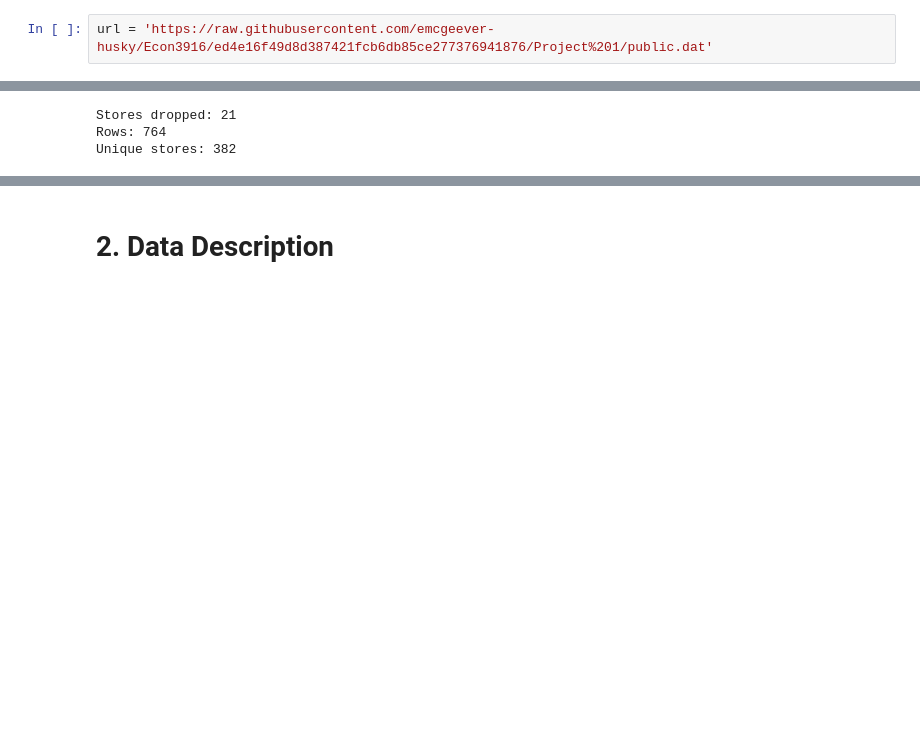
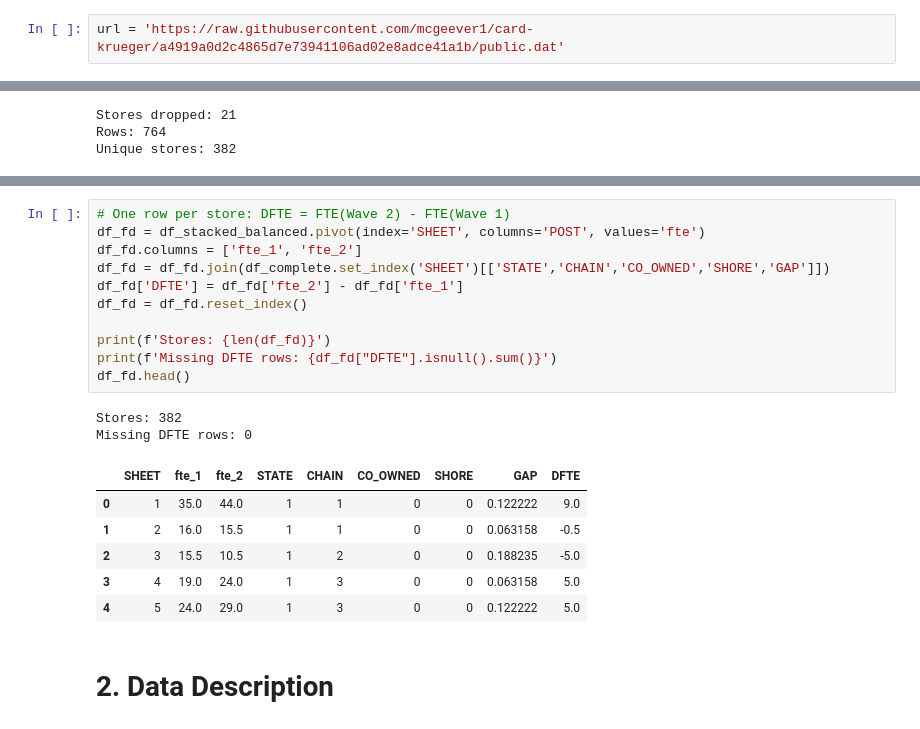
Before and after one commit to mcgeever1/card-krueger, a Jupyter notebook: Card_Kruger_Revisit.ipynb, the cells around one changed output, grey strips where cells are left out. Cells and saved outputs as stored; diff of their text form; blank space fills up the shorter version.

Commit message:
differenced, not stacked

```diff
--- a/Card_Kruger_Revisit.ipynb
+++ b/Card_Kruger_Revisit.ipynb
@@ -29,7 +29,7 @@ names = [
     'PSODA2','PFRY2','PENTREE2','NREGS2','NREGS112'                             # Wave 2: pricing, register counts
 ]
 # %%
-url = 'https://raw.githubusercontent.com/emcgeever-husky/Econ3916/ed4e16f49d8d387421fcb6db85ce277376941876/Project%201/public.dat'
+url = 'https://raw.githubusercontent.com/mcgeever1/card-krueger/a4919a0d2c4865d7e73941106ad02e8adce41a1b/public.dat'
 # %%
 df = pd.read_csv(url,
     sep=r'\s+',                             # Regex: split on one or more whitespace characters
@@ -233,3 +238,23 @@ Unique stores: 382
+# %%
+# One row per store: DFTE = FTE(Wave 2) - FTE(Wave 1)
+df_fd = df_stacked_balanced.pivot(index='SHEET', columns='POST', values='fte')
+df_fd.columns = ['fte_1', 'fte_2']
+df_fd = df_fd.join(df_complete.set_index('SHEET')[['STATE','CHAIN','CO_OWNED','SHORE','GAP']])
+df_fd['DFTE'] = df_fd['fte_2'] - df_fd['fte_1']
+df_fd = df_fd.reset_index()
+
+print(f'Stores: {len(df_fd)}')
+print(f'Missing DFTE rows: {df_fd["DFTE"].isnull().sum()}')
+df_fd.head()
+# %% [output]
+Stores: 382
+Missing DFTE rows: 0
+|  | SHEET | fte_1 | fte_2 | STATE | CHAIN | CO_OWNED | SHORE | GAP | DFTE |
+| 0 | 1 | 35.0 | 44.0 | 1 | 1 | 0 | 0 | 0.122222 | 9.0 |
+| 1 | 2 | 16.0 | 15.5 | 1 | 1 | 0 | 0 | 0.063158 | -0.5 |
+| 2 | 3 | 15.5 | 10.5 | 1 | 2 | 0 | 0 | 0.188235 | -5.0 |
+| 3 | 4 | 19.0 | 24.0 | 1 | 3 | 0 | 0 | 0.063158 | 5.0 |
+| 4 | 5 | 24.0 | 29.0 | 1 | 3 | 0 | 0 | 0.122222 | 5.0 |
 # %% [markdown]
 # 2. Data Description
 # %% [markdown]
```
Also changed, not shown: parts of 12 cells of this notebook.
